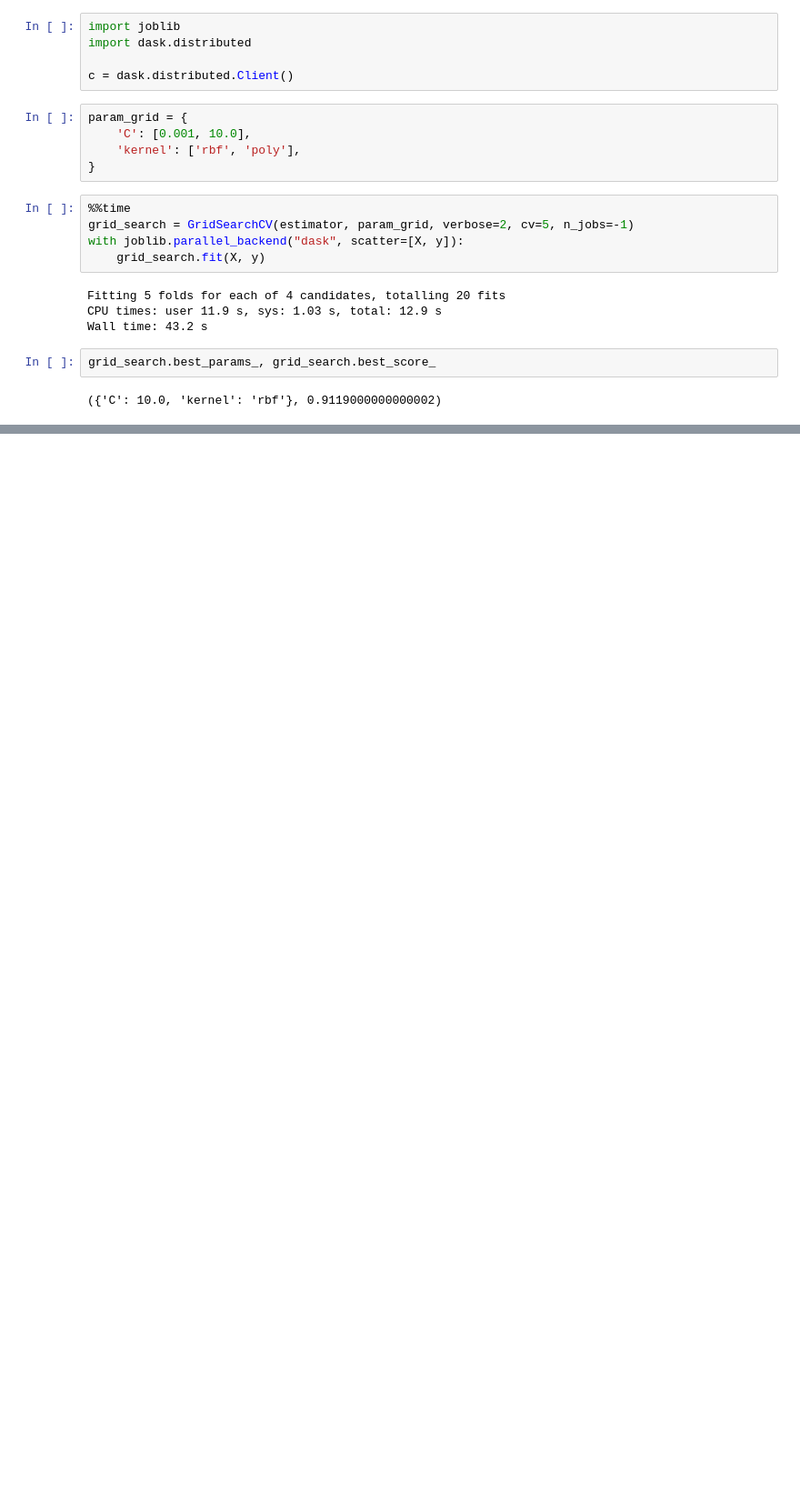
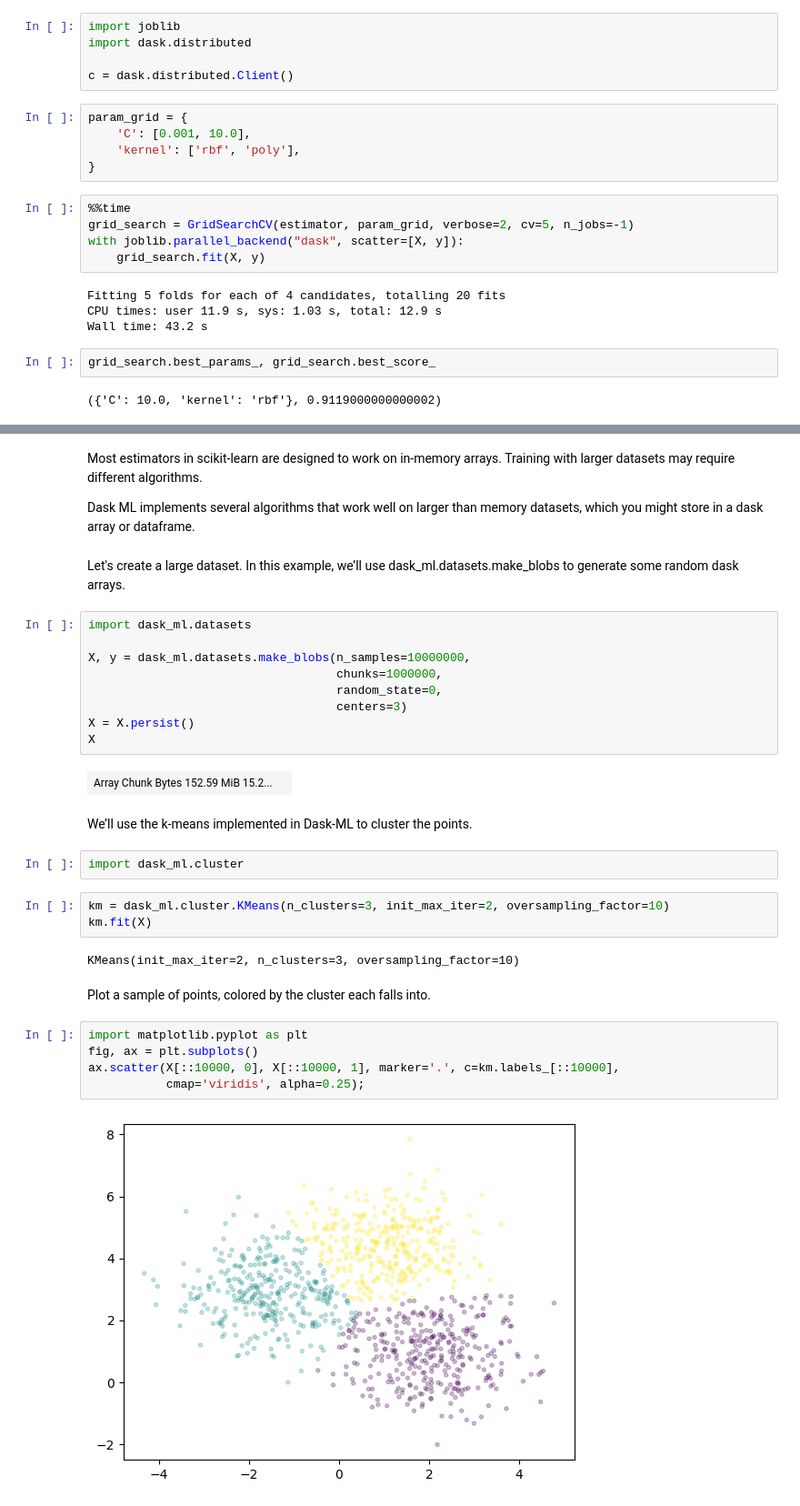
Before and after one commit to esarrazin/dask-tutorial, a Jupyter notebook: solutions/06_machine_learning.ipynb, the cells around one changed output, grey strips where cells are left out. Shown: that part at 91% size. Drawn from its saved outputs; the diff is of its cells as text; blank space fills up the shorter version.

```diff
--- a/solutions/06_machine_learning.ipynb
+++ b/solutions/06_machine_learning.ipynb
@@ -188,0 +197,35 @@ grid_search.best_params_, grid_search.best_score_
+# %% [markdown]
+Most estimators in scikit-learn are designed to work on in-memory arrays. Training with larger datasets may require different algorithms.
+
+Dask ML implements several algorithms that work well on larger than memory datasets, which you might store in a dask array or dataframe.
+# %% [markdown]
+Let's create a large dataset. In this example, we’ll use dask_ml.datasets.make_blobs to generate some random dask arrays.
+# %%
+import dask_ml.datasets
+
+X, y = dask_ml.datasets.make_blobs(n_samples=10000000,
+                                   chunks=1000000,
+                                   random_state=0,
+                                   centers=3)
+X = X.persist()
+X
+# %% [output]
+| Array Chunk Bytes 152.59 MiB 15.2... |  |
+# %% [markdown]
+We’ll use the k-means implemented in Dask-ML to cluster the points.
+# %%
+import dask_ml.cluster
+# %%
+km = dask_ml.cluster.KMeans(n_clusters=3, init_max_iter=2, oversampling_factor=10)
+km.fit(X)
+# %% [output]
+KMeans(init_max_iter=2, n_clusters=3, oversampling_factor=10)
+# %% [markdown]
+Plot a sample of points, colored by the cluster each falls into.
+# %%
+import matplotlib.pyplot as plt
+fig, ax = plt.subplots()
+ax.scatter(X[::10000, 0], X[::10000, 1], marker='.', c=km.labels_[::10000],
+           cmap='viridis', alpha=0.25);
+# %% [output]
+[figure, added]
```
Also changed, not shown: parts of 11 cells of this notebook, 3 other files.
